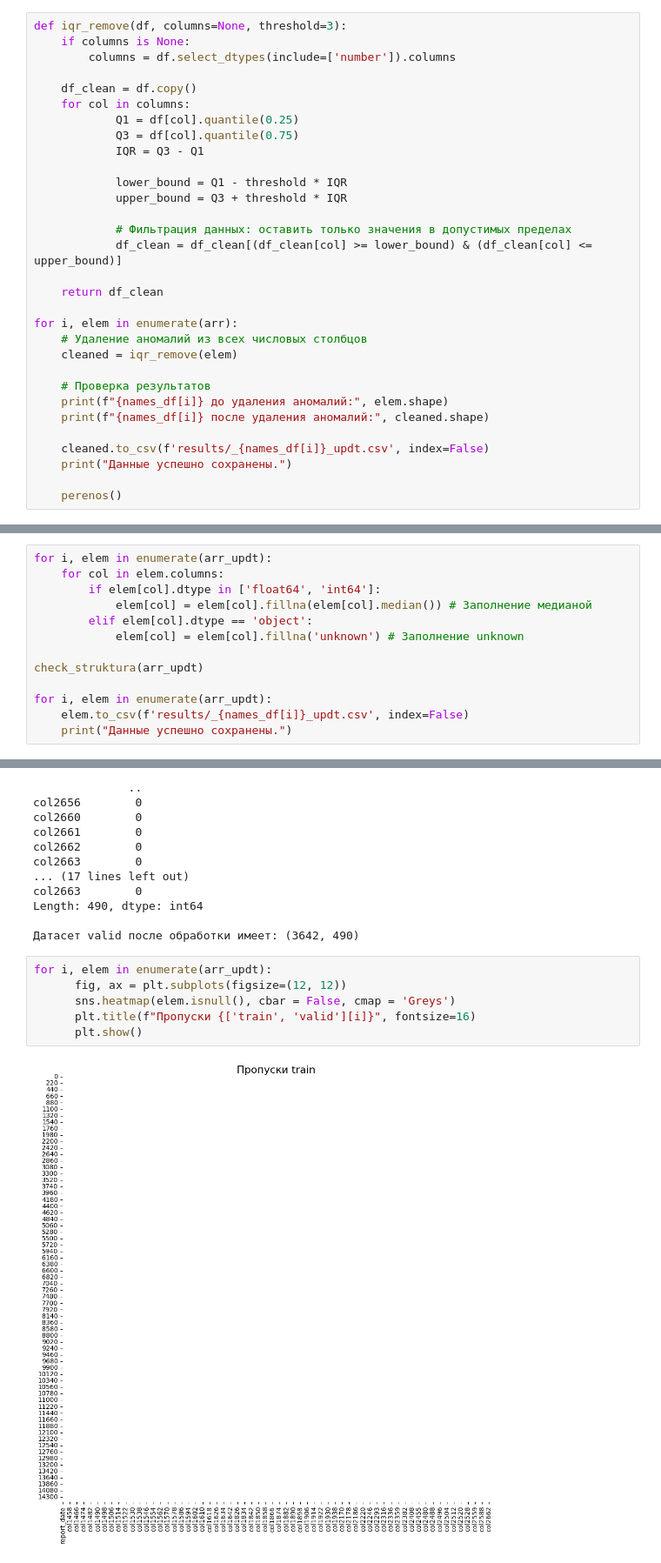
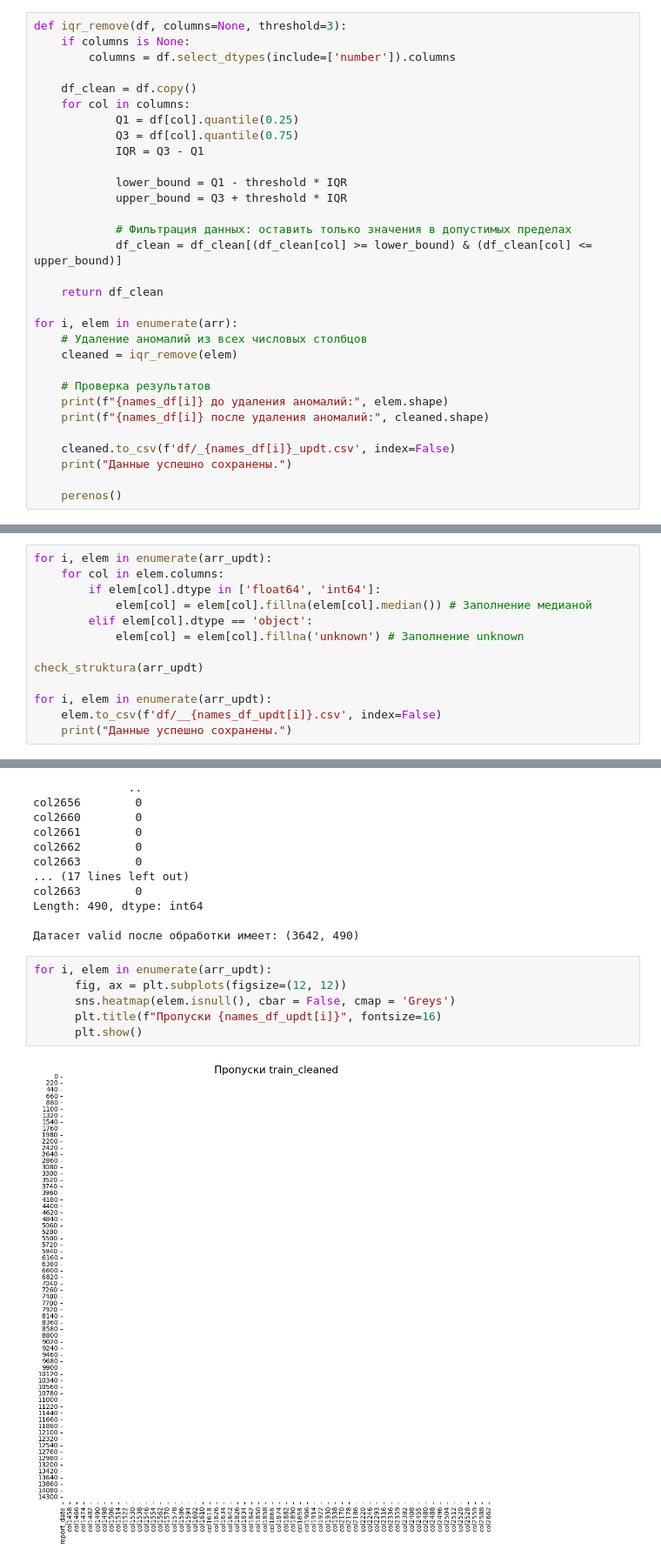
Before and after one commit to pogodaa/second_intensiv_predict_dataset_ot_samolyta, a Jupyter notebook: main.ipynb, the cells around one changed output, grey strips where cells are left out. Shown: that part at 87% size. Drawn from its saved outputs; the diff is of its cells as text.

```diff
--- a/main.ipynb
+++ b/main.ipynb
@@ -116,7 +117,7 @@ for i, elem in enumerate(arr):
     print(f"{names_df[i]} до удаления аномалий:", elem.shape)
     print(f"{names_df[i]} после удаления аномалий:", cleaned.shape)
 
-    cleaned.to_csv(f'results/_{names_df[i]}_updt.csv', index=False)
+    cleaned.to_csv(f'df/_{names_df[i]}_updt.csv', index=False)
     print("Данные успешно сохранены.")
 
     perenos()
@@ -229,7 +229,7 @@ for i, elem in enumerate(arr_updt):
 check_struktura(arr_updt)
 
 for i, elem in enumerate(arr_updt):
-    elem.to_csv(f'results/_{names_df[i]}_updt.csv', index=False)
+    elem.to_csv(f'df/__{names_df_updt[i]}.csv', index=False)
     print("Данные успешно сохранены.")
 # %% [output]
 Структуры совпадают.
@@ -281,8 +281,8 @@ Length: 490, dtype: int64
 # %%
 for i, elem in enumerate(arr_updt):
       fig, ax = plt.subplots(figsize=(12, 12))
       sns.heatmap(elem.isnull(), cbar = False, cmap = 'Greys')
-      plt.title(f"Пропуски {['train', 'valid'][i]}", fontsize=16)
+      plt.title(f"Пропуски {names_df_updt[i]}", fontsize=16)
       plt.show()
 # %% [output]
-[figure, old version]
+[figure, new version]
```
Also changed, not shown: parts of 9 cells of this notebook, 4 other files.
